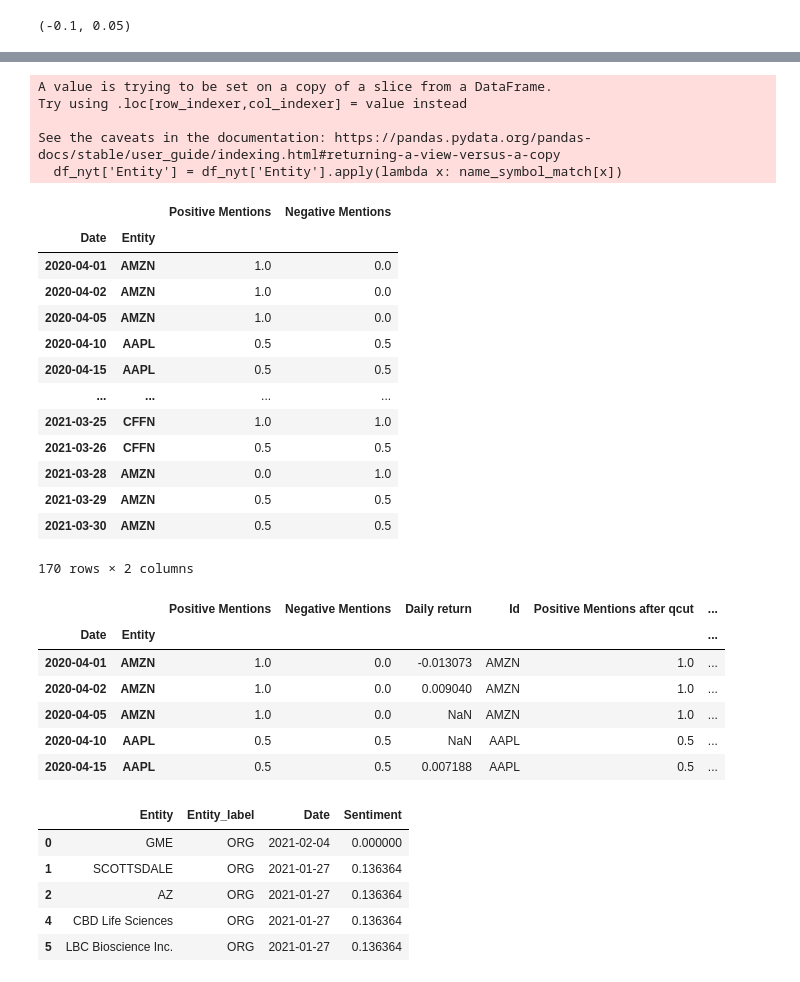
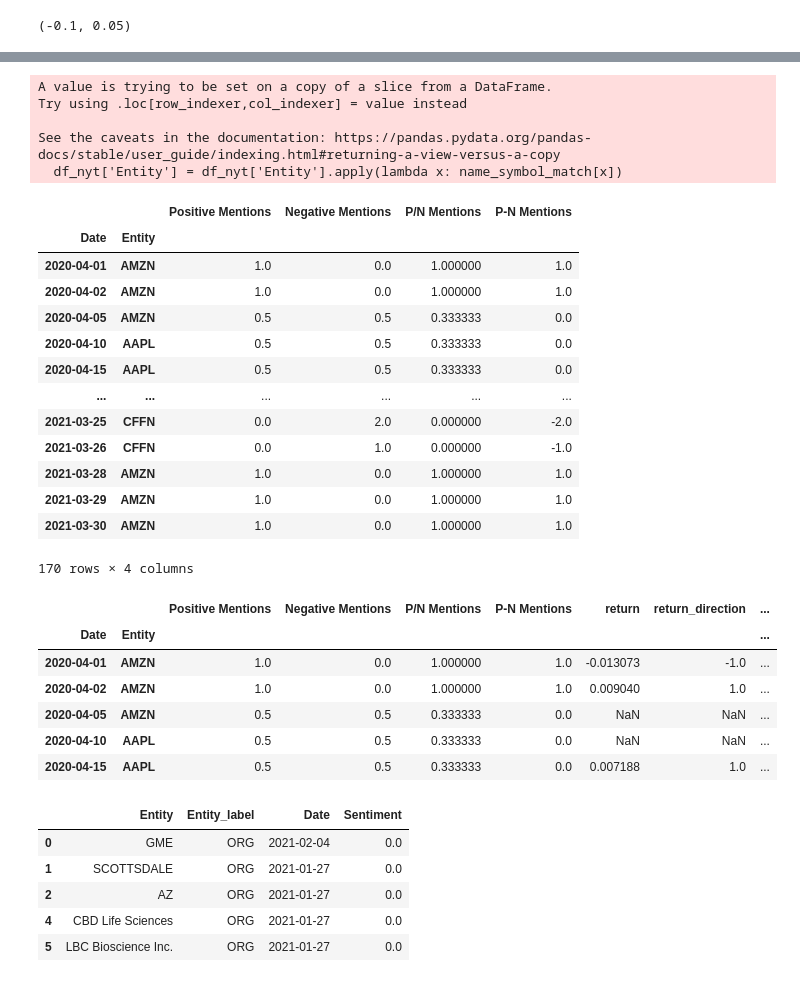
Before and after one commit to HWUDHOEF123/MTH9796_HW3, a Jupyter notebook: MTH9796-HW3-GroupX.ipynb, the cells around one changed output, grey strips where cells are left out. Cells and saved outputs as stored; diff of their text form; code cells hidden in the pictures.

```diff
--- a/MTH9796-HW3-GroupX.ipynb
+++ b/MTH9796-HW3-GroupX.ipynb
@@ -568,0 +581,3 @@ sa_textblob_polarity(txt)
+# %%
+def sa_vader_polarity(txt):
+    return SentimentIntensityAnalyzer().polarity_scores(txt)['compound']
@@ -568,0 +608,3 @@ sa_textblob_polarity(txt)
+# %%
+txt = nyt.loc[0,'title']
+txt, sa_zero_shot(txt)
@@ -592,7 +637,7 @@ def recognize_entity(df, iter_method=entities, sa_method=None):
 
     return pd.DataFrame({'Entity': entity_list, 'Entity_label': entity_label_list, 'Date': datetime_list, 'Sentiment': sentiment_list})
 # %%
-df_nyt_entity = recognize_entity(nyt, entities, sa_textblob_polarity)
+df_nyt_entity = recognize_entity(nyt, entities, sa_vader_polarity)
 df_nyt_entity = df_nyt_entity[df_nyt_entity['Entity_label'].isin(['ORG','PRODUCT'])]
 
 df_nyt_entity.head()
@@ -618,9 +663,9 @@ df_nyt_entity.head()
 df_nyt = df_nyt_entity[df_nyt_entity['Entity'].isin(nyt_selected_entities)
 ]
 df_nyt['Entity'] = df_nyt['Entity'].apply(lambda x: name_symbol_match[x])
-# df_nyt['Entity'] = df_nyt.pop('Entity').replace(name_symbol_match)
 df_nyt = df_nyt.groupby(['Entity','Date'])[['Positive Mentions','Negative Mentions']].sum()
-# df_nyt = df_nyt.rename(columns={'Entity_label':'Mentions per day'})
+df_nyt['P/N Mentions'] = df_nyt['Positive Mentions']/(df_nyt['Negative Mentions']+1)
+df_nyt['P-N Mentions'] = df_nyt['Positive Mentions']-df_nyt['Negative Mentions']
 df_nyt = df_nyt.swaplevel()
 df_nyt = df_nyt.sort_index(level=['Date','Entity'])
 df_nyt
@@ -630,51 +675,53 @@ Try using .loc[row_indexer,col_indexer] = value instead
 
 See the caveats in the documentation: https://pandas.pydata.org/pandas-docs/stable/user_guide/indexing.html#returning-a-view-versus-a-copy
   df_nyt['Entity'] = df_nyt['Entity'].apply(lambda x: name_symbol_match[x])
-|  |  | Positive Mentions | Negative Mentions |
-| Date | Entity |  |  |
-| 2020-04-01 | AMZN | 1.0 | 0.0 |
-| 2020-04-02 | AMZN | 1.0 | 0.0 |
-| 2020-04-05 | AMZN | 1.0 | 0.0 |
-| 2020-04-10 | AAPL | 0.5 | 0.5 |
-| 2020-04-15 | AAPL | 0.5 | 0.5 |
-| ... | ... | ... | ... |
-| 2021-03-25 | CFFN | 1.0 | 1.0 |
-| 2021-03-26 | CFFN | 0.5 | 0.5 |
-| 2021-03-28 | AMZN | 0.0 | 1.0 |
-| 2021-03-29 | AMZN | 0.5 | 0.5 |
-| 2021-03-30 | AMZN | 0.5 | 0.5 |
+|  |  | Positive Mentions | Negative Mentions | P/N Mentions | P-N Mentions |
+| Date | Entity |  |  |  |  |
+| 2020-04-01 | AMZN | 1.0 | 0.0 | 1.000000 | 1.0 |
+| 2020-04-02 | AMZN | 1.0 | 0.0 | 1.000000 | 1.0 |
+| 2020-04-05 | AMZN | 0.5 | 0.5 | 0.333333 | 0.0 |
+| 2020-04-10 | AAPL | 0.5 | 0.5 | 0.333333 | 0.0 |
+| 2020-04-15 | AAPL | 0.5 | 0.5 | 0.333333 | 0.0 |
+| ... | ... | ... | ... | ... | ... |
+| 2021-03-25 | CFFN | 0.0 | 2.0 | 0.000000 | -2.0 |
+| 2021-03-26 | CFFN | 0.0 | 1.0 | 0.000000 | -1.0 |
+| 2021-03-28 | AMZN | 1.0 | 0.0 | 1.000000 | 1.0 |
+| 2021-03-29 | AMZN | 1.0 | 0.0 | 1.000000 | 1.0 |
+| 2021-03-30 | AMZN | 1.0 | 0.0 | 1.000000 | 1.0 |
-170 rows × 2 columns
+170 rows × 4 columns
 # %%
 df_nyt_merge = df_nyt.copy()
 
-df_nyt_merge['Daily return'] = (nyt_stock_data['Close'] - nyt_stock_data['Open'])/nyt_stock_data['Open']
+df_nyt_merge['return'] = (nyt_stock_data['Close'] - nyt_stock_data['Open'])/nyt_stock_data['Open']
+df_nyt_merge['return_direction'] = np.sign(df_nyt_merge['return'])
 df_nyt_merge['Id'] = df_nyt_merge.index.get_level_values(level='Entity')
-# df_nyt_merge['Mentions per day after qcut'] = pd.qcut(df_nyt_merge['Mentions per day'],3,duplicates='drop').apply(lambda x: int(x.mid))
-df_nyt_merge['Positive Mentions after qcut'] = df_nyt_merge['Positive Mentions']
-df_nyt_merge['Negative Mentions after qcut'] = df_nyt_merge['Negative Mentions']
+# df_nyt_merge['Positive Mentions after qcut'] = df_nyt_merge['Positive Mentions']
+# df_nyt_merge['Negative Mentions after qcut'] = df_nyt_merge['Negative Mentions']
+df_nyt_merge['P/N Mentions after qcut'] = pd.qcut(df_nyt_merge['P/N Mentions'],5,duplicates='drop')
+df_nyt_merge['P-N Mentions after qcut'] = pd.qcut(df_nyt_merge['P-N Mentions'],5,duplicates='drop')
 df_nyt_merge.head()
 # %% [output]
-|  |  | Positive Mentions | Negative Mentions | Daily return | Id | Positive Mentions after qcut | ... |
-| Date | Entity |  |  |  |  |  | ... |
-| 2020-04-01 | AMZN | 1.0 | 0.0 | -0.013073 | AMZN | 1.0 | ... |
-| 2020-04-02 | AMZN | 1.0 | 0.0 | 0.009040 | AMZN | 1.0 | ... |
-| 2020-04-05 | AMZN | 1.0 | 0.0 | NaN | AMZN | 1.0 | ... |
-| 2020-04-10 | AAPL | 0.5 | 0.5 | NaN | AAPL | 0.5 | ... |
-| 2020-04-15 | AAPL | 0.5 | 0.5 | 0.007188 | AAPL | 0.5 | ... |
+|  |  | Positive Mentions | Negative Mentions | P/N Mentions | P-N Mentions | return | return_direction | ... |
+| Date | Entity |  |  |  |  |  |  | ... |
+| 2020-04-01 | AMZN | 1.0 | 0.0 | 1.000000 | 1.0 | -0.013073 | -1.0 | ... |
+| 2020-04-02 | AMZN | 1.0 | 0.0 | 1.000000 | 1.0 | 0.009040 | 1.0 | ... |
+| 2020-04-05 | AMZN | 0.5 | 0.5 | 0.333333 | 0.0 | NaN | NaN | ... |
+| 2020-04-10 | AAPL | 0.5 | 0.5 | 0.333333 | 0.0 | NaN | NaN | ... |
+| 2020-04-15 | AAPL | 0.5 | 0.5 | 0.333333 | 0.0 | 0.007188 | 1.0 | ... |
 # %%
 ## n=50000 takes about 3min
 df_wsb_entity = recognize_entity(wsb25.sample(
-    n=50000, replace=False, random_state=1), entities, sa_textblob_polarity)
+    n=50000, replace=False, random_state=1), entities, sa_vader_polarity)
 df_wsb_entity = df_wsb_entity[df_wsb_entity['Entity_label'].isin(['ORG','PRODUCT'])]
 
 df_wsb_entity.head()
 # %% [output]
 |  | Entity | Entity_label | Date | Sentiment |
-| 0 | GME | ORG | 2021-02-04 | 0.000000 |
-| 1 | SCOTTSDALE | ORG | 2021-01-27 | 0.136364 |
-| 2 | AZ | ORG | 2021-01-27 | 0.136364 |
-| 4 | CBD Life Sciences | ORG | 2021-01-27 | 0.136364 |
-| 5 | LBC Bioscience Inc. | ORG | 2021-01-27 | 0.136364 |
+| 0 | GME | ORG | 2021-02-04 | 0.0 |
+| 1 | SCOTTSDALE | ORG | 2021-01-27 | 0.0 |
+| 2 | AZ | ORG | 2021-01-27 | 0.0 |
+| 4 | CBD Life Sciences | ORG | 2021-01-27 | 0.0 |
+| 5 | LBC Bioscience Inc. | ORG | 2021-01-27 | 0.0 |
 # %%
 df_wsb_entity['Positive Mentions'] = (np.sign(df_wsb_entity['Sentiment'])+1)/2
 df_wsb_entity['Negative Mentions'] = 1-df_wsb_entity['Positive Mentions']
```
Also changed, not shown: parts of 21 cells of this notebook.
